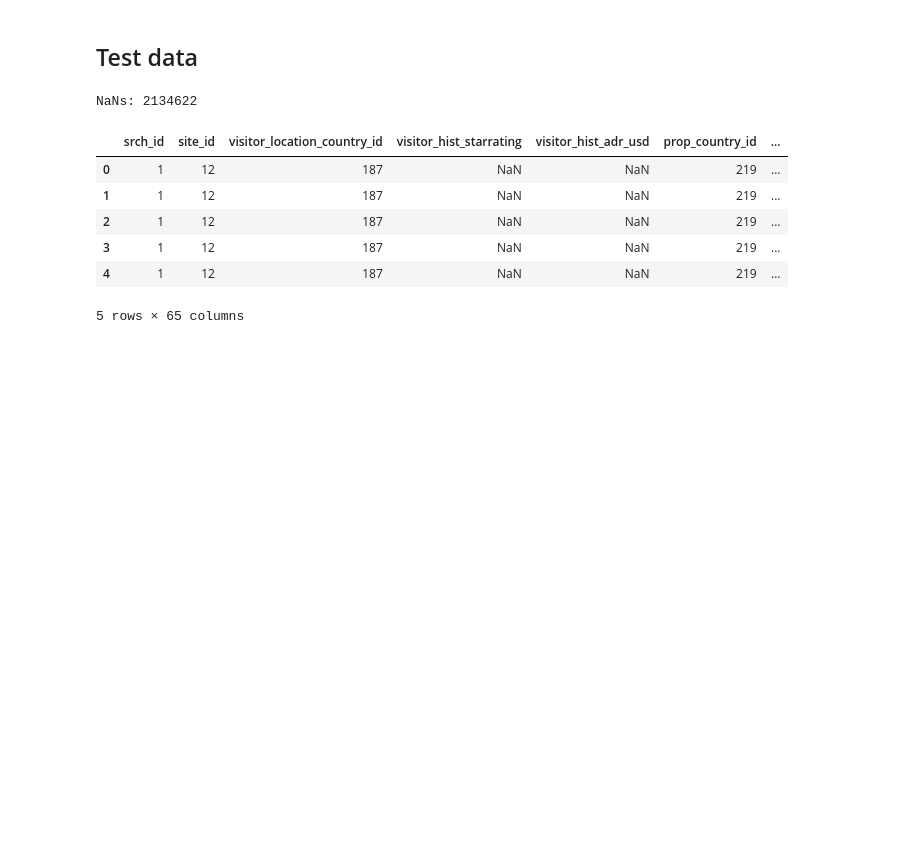
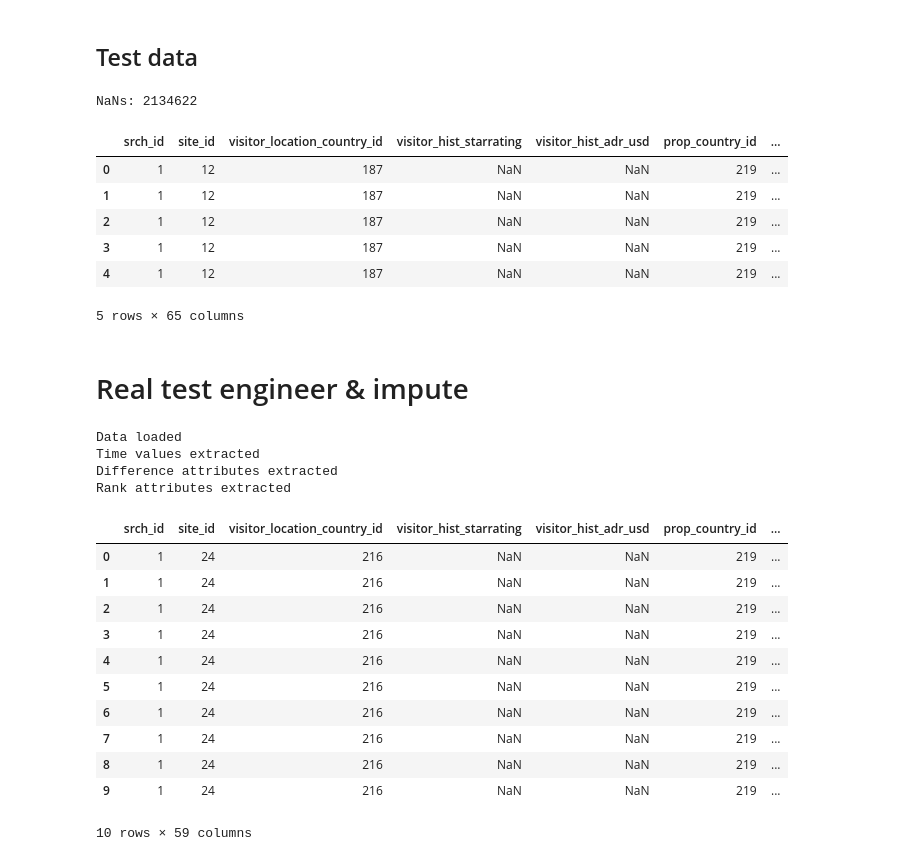
Before and after one commit to silesbu/dmt41, a Jupyter notebook: assignment2/python_analysis_assignment_2.ipynb, the cells around one changed output. Cells and saved outputs as stored; diff of their text form; code cells hidden in the pictures; blank space fills up the shorter version.

Commit message:
Real test set engineering and prediction junk

```diff
--- a/assignment2/python_analysis_assignment_2.ipynb
+++ b/assignment2/python_analysis_assignment_2.ipynb
@@ -64,13 +64,16 @@ def extract_rank_feature(df,attribute,ascending=True):
     # Dense ranking allows duplicate rank numbers (ranking does not add up to length of srch_id rows)
     return df.groupby('srch_id')[attribute].rank(ascending=ascending,method="dense").values.astype(int)
 
-def engineer_dataset(path,cols):
+def engineer_dataset(path,cols,data=None):
     """
     Does feature engineering on dataset and
     returns the modified data frame
     """
 
-    df = pd.read_csv(path,usecols=cols)
+    if data is None:
+        df = pd.read_csv(path,usecols=cols)
+    else:
+        df = data
 
     print("Data loaded")
 
@@ -103,7 +106,7 @@ def engineer_dataset(path,cols):
     print("Rank attributes extracted")
 
     # Insert relevance in data frame
-    df["relevance"] = retrieve_relevance(df)
+    #df["relevance"] = retrieve_relevance(df)
 
     return df
 # %% [markdown]
@@ -234,7 +203,7 @@ Number of NaNs after: 0
 # %%
 # Get statistics or set values for imputation
 
-attributes = ["prop_location_score2","srch_query_affinity_score"]
+attributes = ["prop_location_score2","srch_query_affinity_score","prop_starrating","booking_bool"]
 
 # Might want to use both train and valid for statistics
 df = pd.read_csv(trainPath,usecols=attributes)
@@ -254,18 +223,24 @@ imp["prop_location_score2"] = np.percentile(df.loc[~nans,"prop_location_score2"]
 nans = np.isnan(df["srch_query_affinity_score"])
 imp["srch_query_affinity_score"] = np.percentile(df.loc[~nans,"srch_query_affinity_score"],25)
 
+booked = (df["booking_bool"] == 1)
+imp["starrating_booked_mean"] = np.mean(df.loc[booked,"prop_starrating"])
+
 del df
 # %% [markdown]
 # Export train data to CSV
 # %%
-def impute_dataset(path,cols,imp,omitted=[]):
+def impute_dataset(path,cols,imp,omitted=[],data=None):
     """
     Impute the missing values of the dataset
     and engineer variables from train statistics
     """
 
-    attributes = [elem for elem in cols if elem not in omitted]
-    df = pd.read_csv(path,usecols=attributes)
+    if data is None:
+        attributes = [elem for elem in cols if elem not in omitted]
+        df = pd.read_csv(path,usecols=attributes)
+    else:
+        df = data
 
     # Impute origin-distance values
 
@@ -310,6 +285,10 @@ def impute_dataset(path,cols,imp,omitted=[]):
         nans = np.isnan(df["comp%i_rate_percent_diff" % (n)])
         df.loc[nans,"comp%i_rate_percent_diff" % (n)] = imp["comp"]
 
+    # Engineer monotonic variables
+    booked_mean = imp["starrating_booked_mean"]
+    df["prop_starrating_monotonic"] = extract_monotonic_feature(df,"prop_starrating",booked_mean)
+
     return df
 # %% [markdown]
 # Export data to CSV
@@ -370,3 +349,36 @@ NaNs: 2134622
 5 rows × 65 columns
 # %%
 test.to_csv("/home/kevin/data_mining/data/assignment2/split_data_dm/mod_test.csv",sep=',',index=False)
+# %% [markdown]
+# Real test engineer & impute
+# %%
+realTestPath = "/home/kevin/data_mining/data/assignment2/real_test_with_var.csv"
+realtestcols = list(pd.read_csv(realTestPath,nrows=1).columns.values)
+
+realtest = engineer_dataset(realTestPath,realtestcols)
+
+realtest = impute_dataset(None,None,imp,data=realtest)
+
+print(len(realtest))
+
+realtest.to_csv("/home/kevin/data_mining/data/assignment2/real_test_complete.csv",sep=',',index=False)
+# %% [output]
+Data loaded
+Time values extracted
+Difference attributes extracted
+Rank attributes extracted
+# %%
+realtest.head(10)
+# %% [output]
+|  | srch_id | site_id | visitor_location_country_id | visitor_hist_starrating | visitor_hist_adr_usd | prop_country_id | ... |
+| 0 | 1 | 24 | 216 | NaN | NaN | 219 | ... |
+| 1 | 1 | 24 | 216 | NaN | NaN | 219 | ... |
+| 2 | 1 | 24 | 216 | NaN | NaN | 219 | ... |
+| 3 | 1 | 24 | 216 | NaN | NaN | 219 | ... |
+| 4 | 1 | 24 | 216 | NaN | NaN | 219 | ... |
+| 5 | 1 | 24 | 216 | NaN | NaN | 219 | ... |
+| 6 | 1 | 24 | 216 | NaN | NaN | 219 | ... |
+| 7 | 1 | 24 | 216 | NaN | NaN | 219 | ... |
+| 8 | 1 | 24 | 216 | NaN | NaN | 219 | ... |
+| 9 | 1 | 24 | 216 | NaN | NaN | 219 | ... |
+10 rows × 59 columns
```
Also changed, not shown: parts of 5 cells of this notebook, 1 other file.
